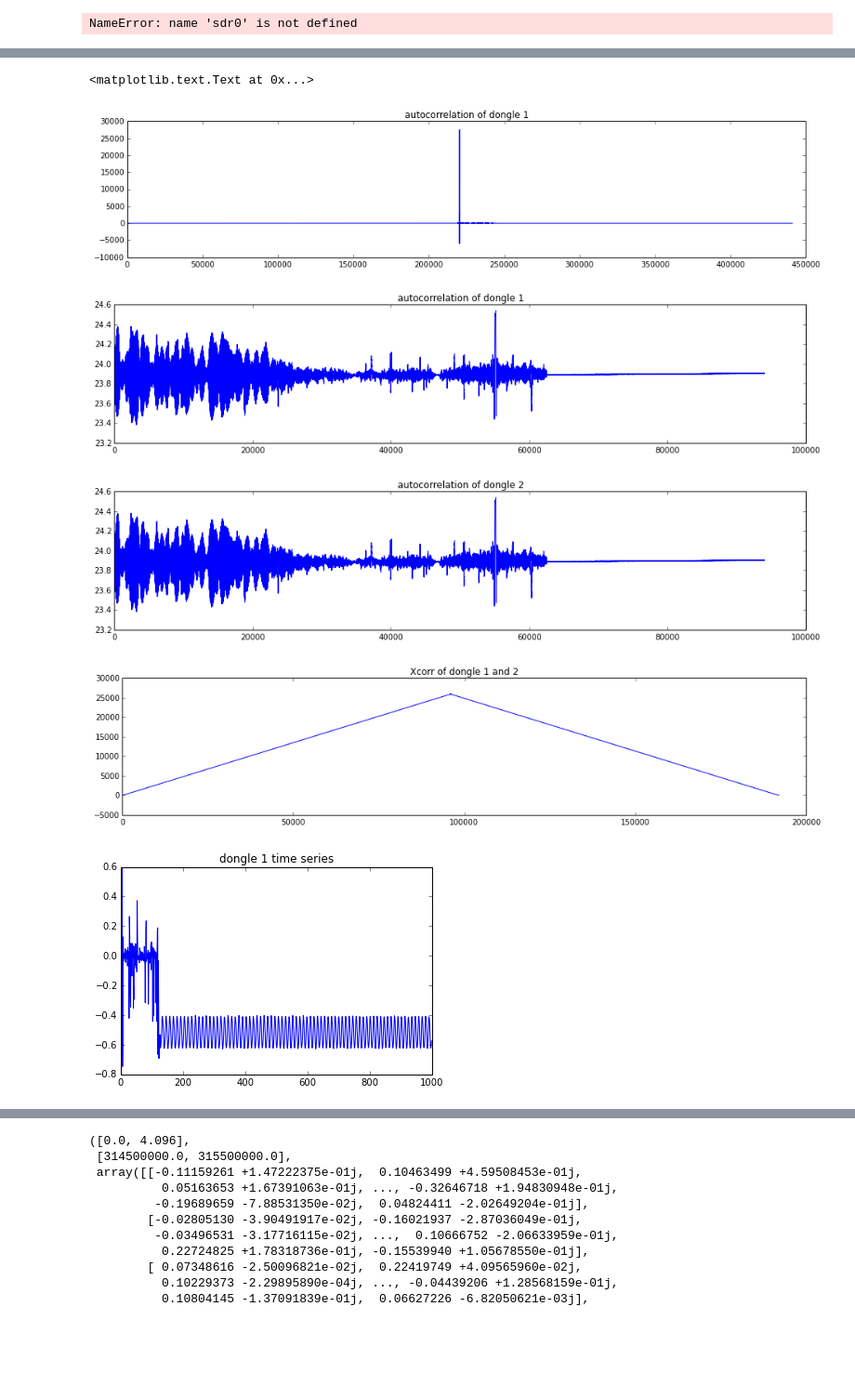
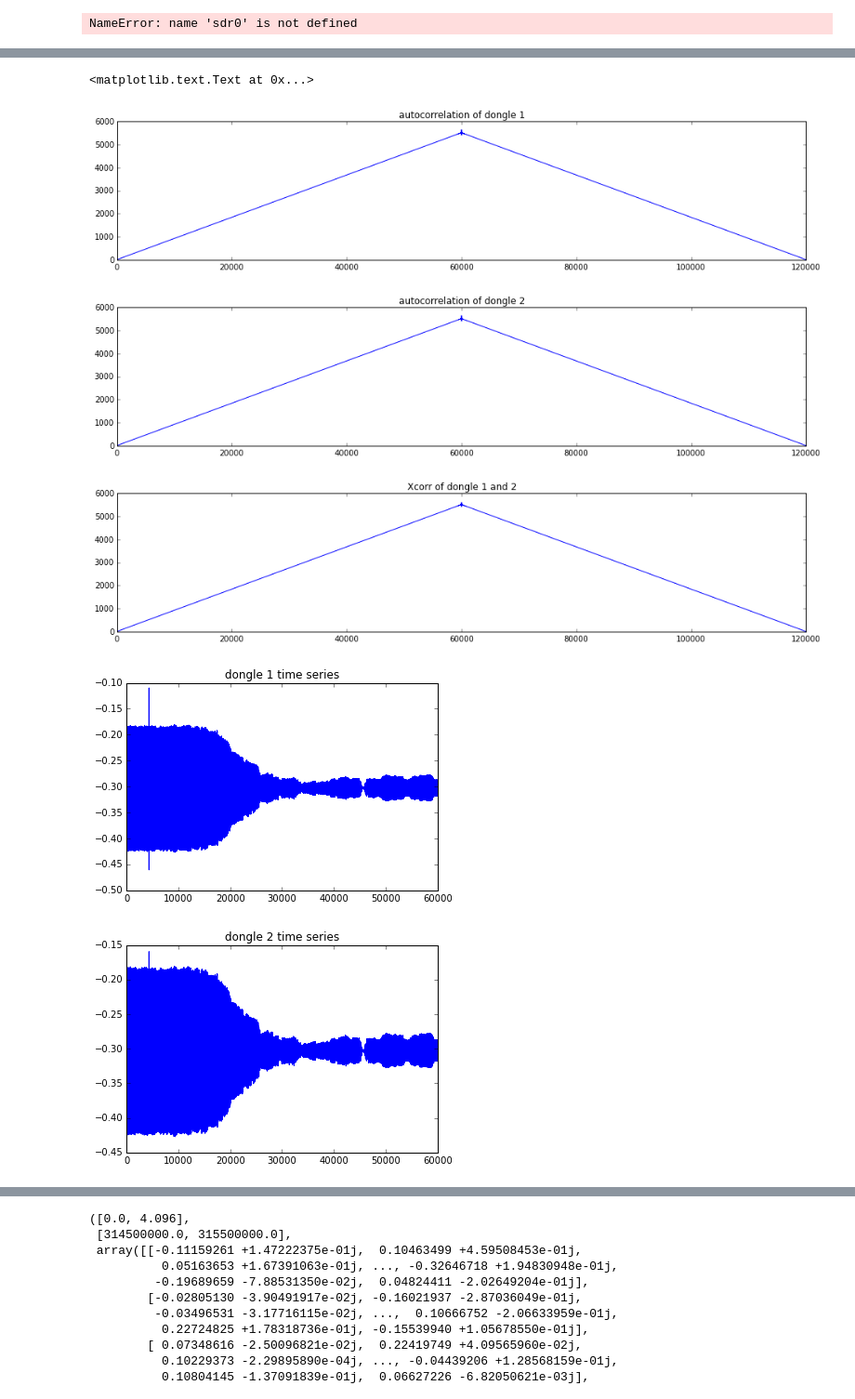
Before and after one commit to auroracramer/phasedarraylocalization, a Jupyter notebook: Lucine_Testing_SDR_Sampling.ipynb, the cells around one changed output, grey strips where cells are left out. Shown at 93% size. Cells and saved outputs as stored; diff of their text form; code cells hidden in the pictures; blank space fills up the shorter version.

Commit message:
further testing for the autocorrelation

```diff
--- a/Lucine_Testing_SDR_Sampling.ipynb
+++ b/Lucine_Testing_SDR_Sampling.ipynb
@@ -371,7 +369,7 @@ SDR 1: Acquired 5120 samples.
 1
 Done
 # %%
-samples = np.load('LO_test_03.npy')
+samples = np.load('LO_test_04.npy')
 y0 = samples[0]
 y1 = samples[1]
 # y2 = samples[2]
@@ -460,58 +503,51 @@ title('After decimation')
+# %%
+down_x0 = temp1
+down_x1 = temp2
 # %%
-chirp_acorr = signal.fftconvolve(chirp,chirp[::-1],mode="full")
+cutoff = sample_rate / 16 * 4
+down_x0 = down_x0[len(h):-(len(h))]
+down_x1 = down_x1[len(h):-(len(h))]
+
+#Dongle 1 autocorr
+dong1_autocorr = signal.fftconvolve(down_x0[:cutoff],down_x0[cutoff::-1]) #[200:]
 
 width, height = figaspect(0.2)
 fig = figure(figsize=(width,height))
-plt.plot((chirp_acorr))
+plt.plot((dong1_autocorr)) #[1000:len(dong1_autocorr)-1000]
 plt.title( 'autocorrelation of dongle 1' )
 
-dong1_autocorr = signal.fftconvolve(down_x0[200:],down_x0[200::-1],mode="full")
+#Dongle 2 autocorr
+dong2_autocorr = signal.fftconvolve(down_x1[:cutoff],down_x1[cutoff::-1]) #[200:]
 
 width, height = figaspect(0.2)
 fig = figure(figsize=(width,height))
-plt.plot((dong1_autocorr[1000:len(dong1_autocorr)-1000]))
-plt.title( 'autocorrelation of dongle 1' )
-
-dong2_autocorr = signal.fftconvolve(down_x1[200:],down_x1[200::-1],mode="full")
-
-width, height = figaspect(0.2)
-fig = figure(figsize=(width,height))
-plt.plot((dong1_autocorr[1000:len(dong2_autocorr)-1000]))
+plt.plot((dong2_autocorr)) #[1000:len(dong2_autocorr)-1000]
 plt.title( 'autocorrelation of dongle 2' )
 
-dong12_xcorr = signal.fftconvolve(down_x0,down_x1[::-1],mode="full")
+# Xcorr dongles 1 and 2
+dong12_xcorr = signal.fftconvolve(down_x0[:cutoff],down_x1[cutoff::-1])
 
 width, height = figaspect(0.2)
 fig = figure(figsize=(width,height))
 plt.plot((dong12_xcorr))
 plt.title( 'Xcorr of dongle 1 and 2' )
 
 figure()
-plt.plot(down_x0[:1000])
+plt.plot(down_x0[:cutoff])
 plt.title('dongle 1 time series')
 figure()
-plt.plot(down_x1[:1000])
+plt.plot(down_x1[:cutoff])
 plt.title('dongle 2 time series')
-
-down_x0_a = signal.hilbert(down_x0)
-down_x1_a = signal.hilbert(down_x1)
-dong12_xcorr_a = signal.fftconvolve(down_x0_a,down_x1_a[::-1],mode="full")
-
-width, height = figaspect(0.2)
-fig = figure(figsize=(width,height))
-plt.plot((dong12_xcorr_a))
-plt.title( 'Xcorr of dongle 1 and 2 analytics' )
-
 figure()
-plt.plot(down_x0_a[:1000])
-plt.title('dongle 1 time series -- analytic')
+plt.plot(down_x0)
+plt.title('dongle 1 time series')
 figure()
-plt.plot(down_x1_a[:1000])
-plt.title('dongle 1 time series -- analytic')
+plt.plot(down_x1)
+plt.title('dongle 2 time series')
 # %% [output]
 <matplotlib.text.Text at 0x...>
-[figure, old version]
+[figure, new version]
-[figure, old version]
+[figure, new version]
-[figure, old version]
+[figure, new version]
-[figure, old version]
+[figure, new version]
-[figure, old version]
+[figure, new version]
```
Also changed, not shown: parts of 10 cells of this notebook, 2 other files.
